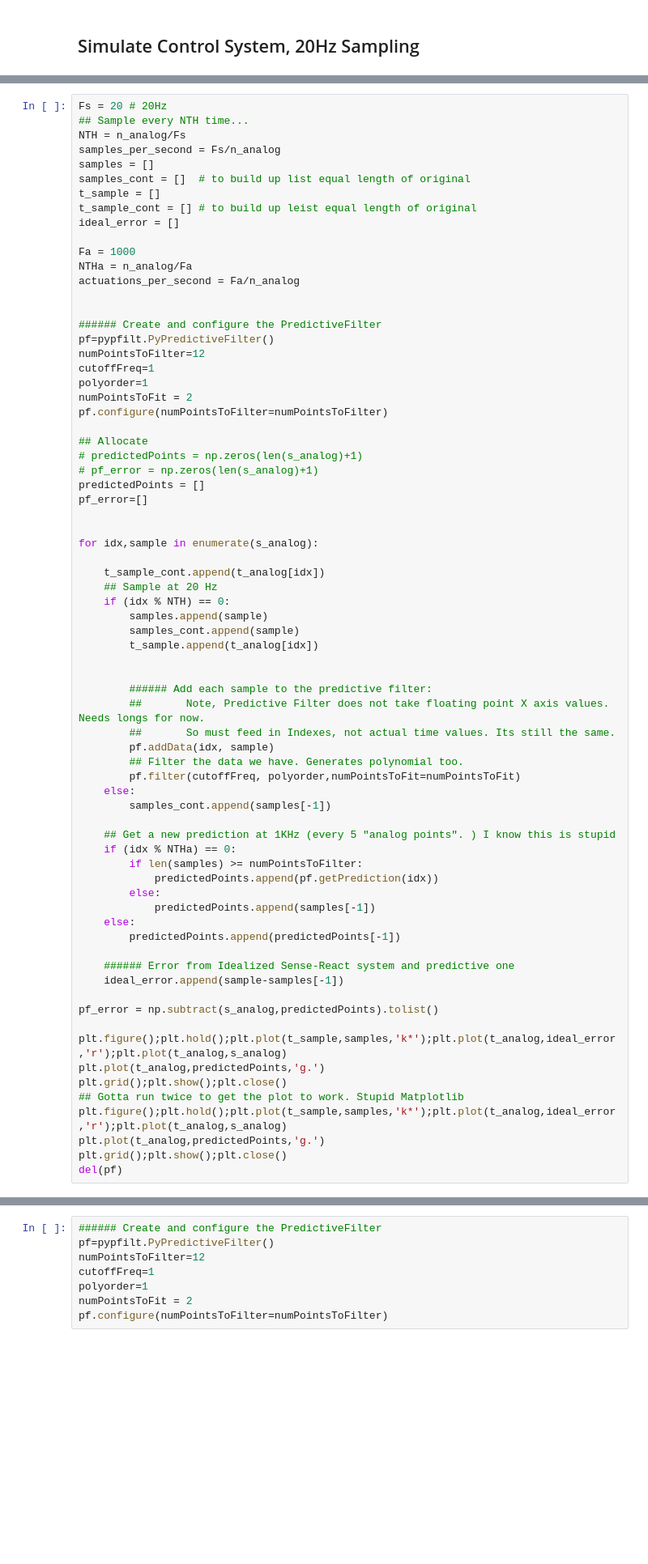
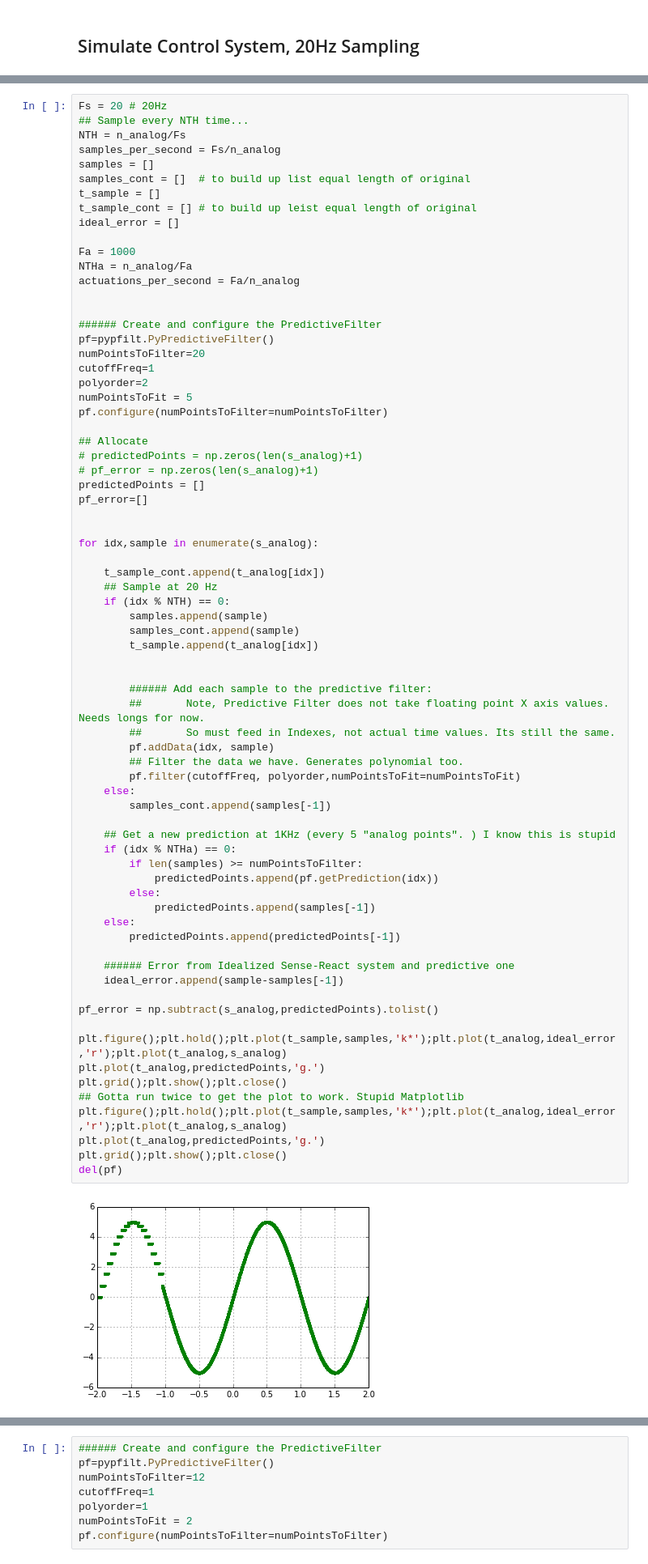
Before and after one commit to smhjn/predictiveFilter, a Jupyter notebook: PredictiveFilterDemo.ipynb, the cells around one changed output, grey strips where cells are left out. Shown: that part at 81% size. Drawn from its saved outputs; the diff is of its cells as text; blank space fills up the shorter version.

```diff
--- a/PredictiveFilterDemo.ipynb
+++ b/PredictiveFilterDemo.ipynb
@@ -84,10 +89,10 @@ actuations_per_second = Fa/n_analog
 
 ###### Create and configure the PredictiveFilter
 pf=pypfilt.PyPredictiveFilter()
-numPointsToFilter=12
+numPointsToFilter=20
 cutoffFreq=1
-polyorder=1
-numPointsToFit = 2
+polyorder=2
+numPointsToFit = 5
 pf.configure(numPointsToFilter=numPointsToFilter)
 
 ## Allocate
@@ -111,30 +116,32 @@ for idx,sample in enumerate(s_analog):
         ##       Note, Predictive Filter does not take floating point X axis values. Needs longs for now.
         ##       So must feed in Indexes, not actual time values. Its still the same.
         pf.addData(idx, sample)
         ## Filter the data we have. Generates polynomial too.
         pf.filter(cutoffFreq, polyorder,numPointsToFit=numPointsToFit)
     else:
         samples_cont.append(samples[-1])
 
     ## Get a new prediction at 1KHz (every 5 "analog points". ) I know this is stupid
     if (idx % NTHa) == 0:
         if len(samples) >= numPointsToFilter:
             predictedPoints.append(pf.getPrediction(idx))
         else:
             predictedPoints.append(samples[-1])
     else:
         predictedPoints.append(predictedPoints[-1])
 
     ###### Error from Idealized Sense-React system and predictive one
     ideal_error.append(sample-samples[-1])
 
 pf_error = np.subtract(s_analog,predictedPoints).tolist()
 
 plt.figure();plt.hold();plt.plot(t_sample,samples,'k*');plt.plot(t_analog,ideal_error,'r');plt.plot(t_analog,s_analog)
 plt.plot(t_analog,predictedPoints,'g.')
 plt.grid();plt.show();plt.close()
 ## Gotta run twice to get the plot to work. Stupid Matplotlib
 plt.figure();plt.hold();plt.plot(t_sample,samples,'k*');plt.plot(t_analog,ideal_error,'r');plt.plot(t_analog,s_analog)
 plt.plot(t_analog,predictedPoints,'g.')
 plt.grid();plt.show();plt.close()
 del(pf)
+# %% [output]
+[figure, added]
```
Also changed, not shown: parts of 6 cells of this notebook, 2 other files.
